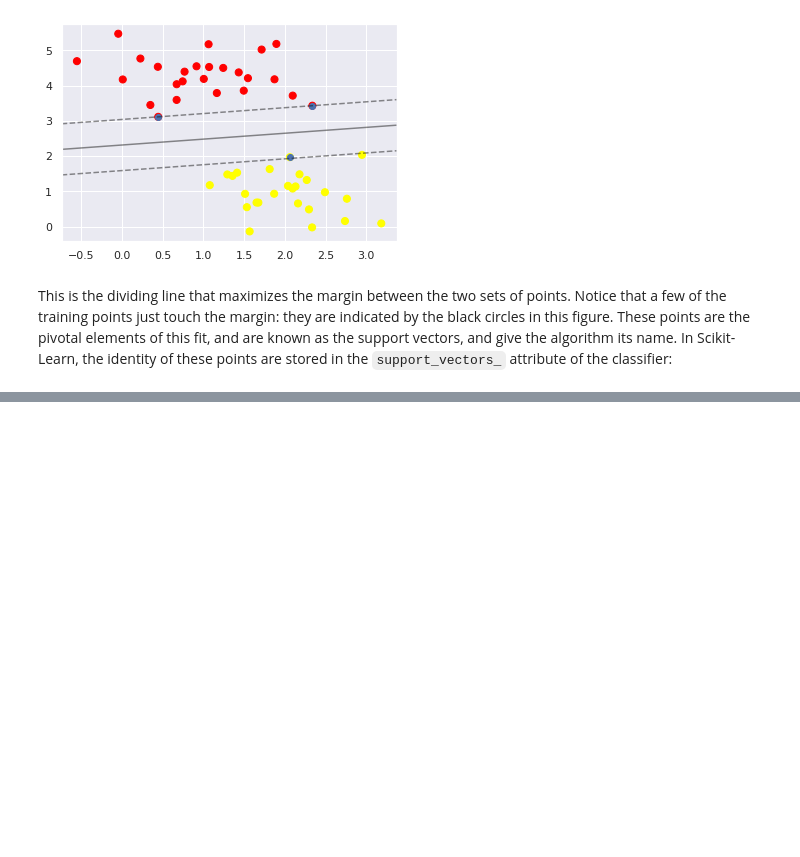
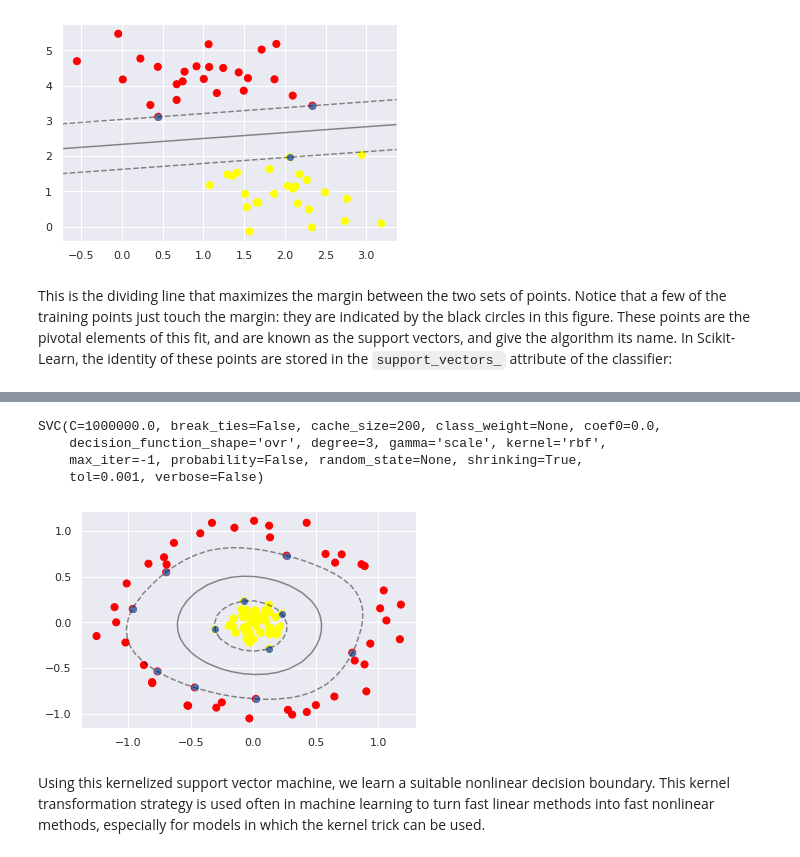
Before and after one commit to kurianbenoy/ML-algorithms-from-scratch, a Jupyter notebook: svm/Assignment.ipynb, the cells around one changed output, grey strips where cells are left out. Drawn from its saved outputs; the diff is of its cells as text; code cells hidden in the pictures; blank space fills up the shorter version.

```diff
--- a/svm/Assignment.ipynb
+++ b/svm/Assignment.ipynb
@@ -106,0 +203,17 @@ This is the dividing line that maximizes the margin between the two sets of poin
+# %%
+clf = SVC(kernel='rbf', C=1E6)
+clf.fit(X, y)
+# %% [output]
+SVC(C=1000000.0, break_ties=False, cache_size=200, class_weight=None, coef0=0.0,
+    decision_function_shape='ovr', degree=3, gamma='scale', kernel='rbf',
+    max_iter=-1, probability=False, random_state=None, shrinking=True,
+    tol=0.001, verbose=False)
+# %%
+plt.scatter(X[:, 0], X[:, 1], c=y, s=50, cmap='autumn')
+plot_svc_decision_function(clf)
+plt.scatter(clf.support_vectors_[:, 0], clf.support_vectors_[:, 1],
+            s=300, lw=1, facecolors='none');
+# %% [output]
+[figure, added]
+# %% [markdown]
+Using this kernelized support vector machine, we learn a suitable nonlinear decision boundary. This kernel transformation strategy is used often in machine learning to turn fast linear methods into fast nonlinear methods, especially for models in which the kernel trick can be used.
```
Also changed, not shown: parts of 17 cells of this notebook, 12 other files.
